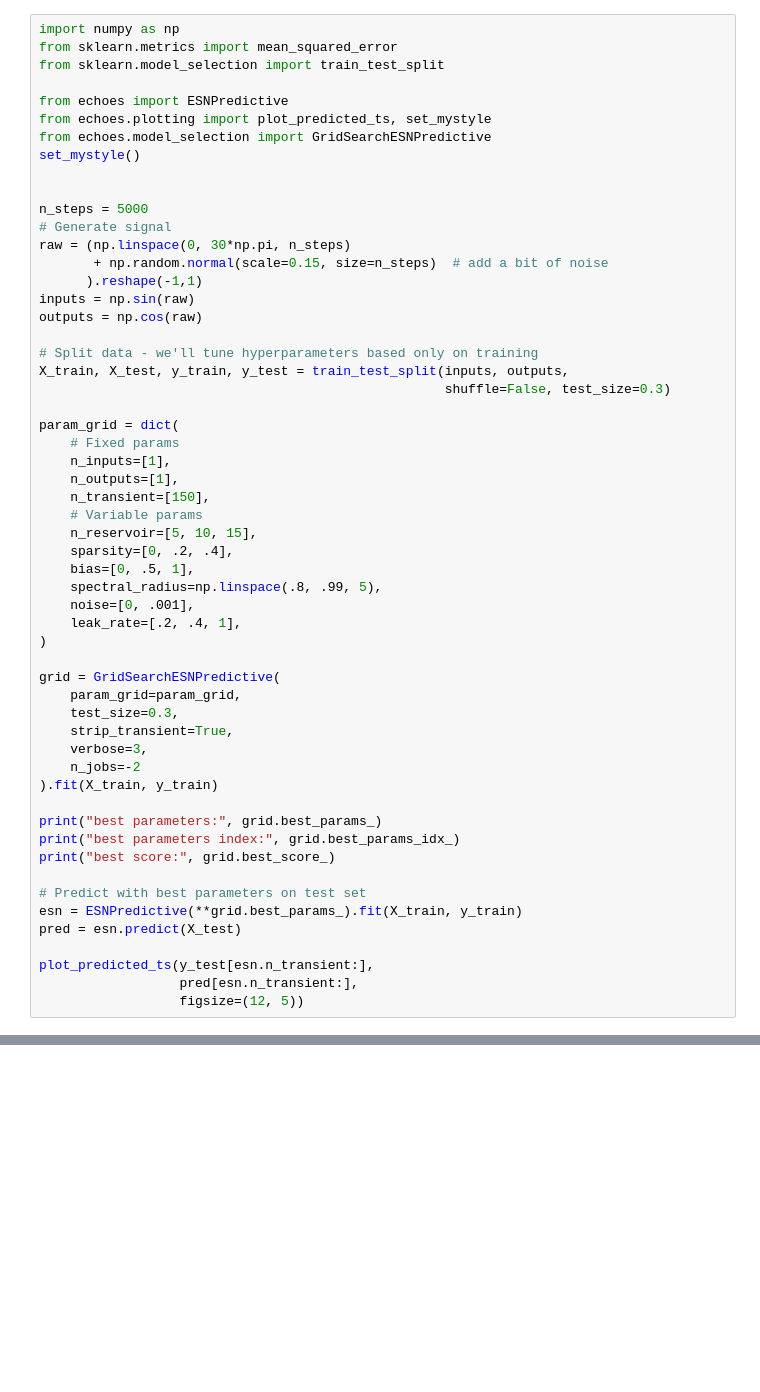
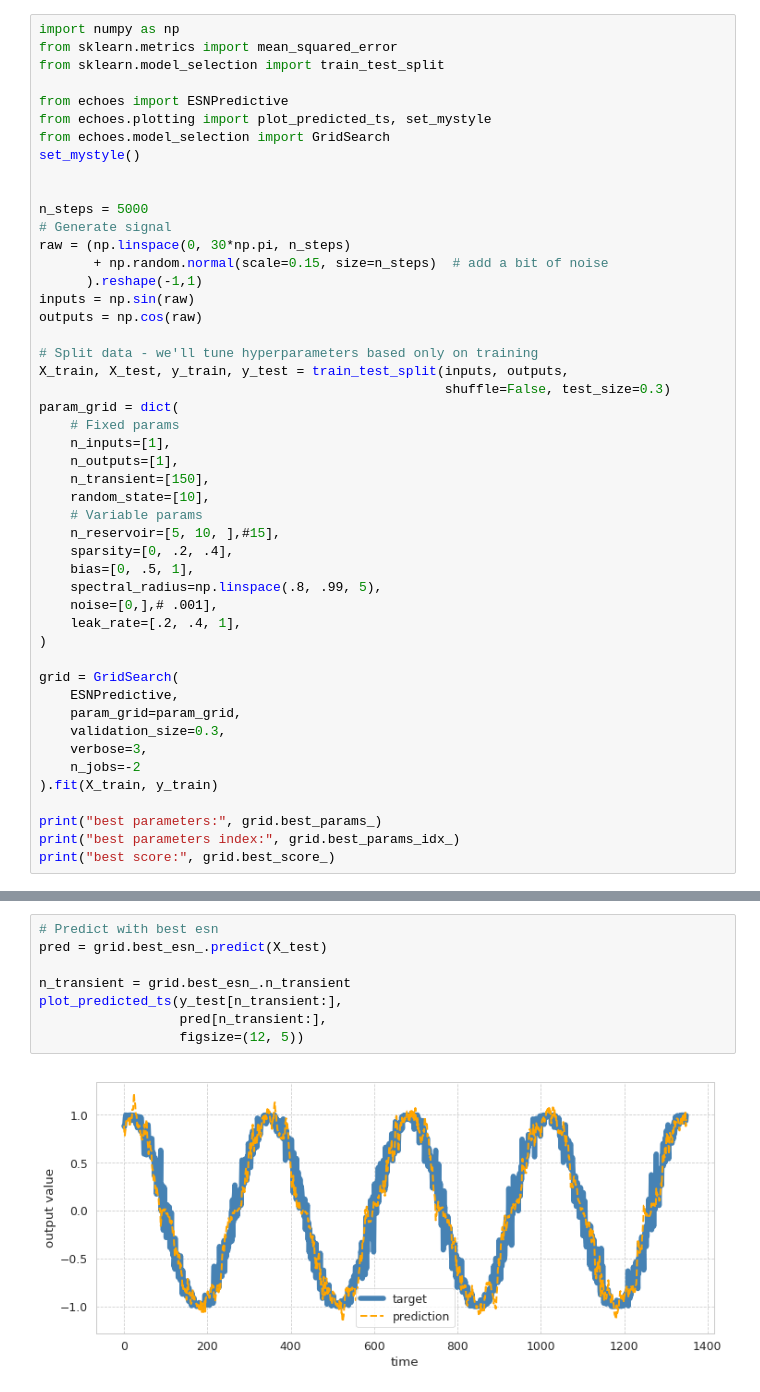
Before and after one commit to fabridamicelli/echoes, a Jupyter notebook: examples/notebooks/gridsearch_predictive.ipynb, the cells around one changed output, grey strips where cells are left out. Saved outputs shown, nothing was run; the diff lists cells and outputs as text; blank space fills up the shorter version.

```diff
--- a/examples/notebooks/gridsearch_predictive.ipynb
+++ b/examples/notebooks/gridsearch_predictive.ipynb
@@ -7,7 +7,7 @@ from sklearn.model_selection import train_test_split
 
 from echoes import ESNPredictive
 from echoes.plotting import plot_predicted_ts, set_mystyle
-from echoes.model_selection import GridSearchESNPredictive
+from echoes.model_selection import GridSearch
 set_mystyle()
 
 
@@ -22,25 +22,25 @@ outputs = np.cos(raw)
 # Split data - we'll tune hyperparameters based only on training
 X_train, X_test, y_train, y_test = train_test_split(inputs, outputs,
                                                     shuffle=False, test_size=0.3)
-
 param_grid = dict(
     # Fixed params
     n_inputs=[1],
     n_outputs=[1],
     n_transient=[150],
+    random_state=[10],
     # Variable params
-    n_reservoir=[5, 10, 15],
+    n_reservoir=[5, 10, ],#15],
     sparsity=[0, .2, .4],
     bias=[0, .5, 1],
     spectral_radius=np.linspace(.8, .99, 5),
-    noise=[0, .001],
+    noise=[0,],# .001],
     leak_rate=[.2, .4, 1],
 )
 
-grid = GridSearchESNPredictive(
+grid = GridSearch(
+    ESNPredictive,
     param_grid=param_grid,
-    test_size=0.3,
-    strip_transient=True,
+    validation_size=0.3,
     verbose=3,
     n_jobs=-2
 ).fit(X_train, y_train)
@@ -48,13 +48,5 @@ grid = GridSearchESNPredictive(
 print("best parameters:", grid.best_params_)
 print("best parameters index:", grid.best_params_idx_)
 print("best score:", grid.best_score_)
-
-# Predict with best parameters on test set
-esn = ESNPredictive(**grid.best_params_).fit(X_train, y_train)
-pred = esn.predict(X_test)
-
-plot_predicted_ts(y_test[esn.n_transient:],
-                  pred[esn.n_transient:],
-                  figsize=(12, 5))
 # %% [output]
 [Parallel(n_jobs=-2)]: Using backend LokyBackend with 7 concurrent workers.
@@ -71,3 +59,13 @@ best score: 0.010083856602108022
+# %%
+# Predict with best esn
+pred = grid.best_esn_.predict(X_test)
+
+n_transient = grid.best_esn_.n_transient
+plot_predicted_ts(y_test[n_transient:],
+                  pred[n_transient:],
+                  figsize=(12, 5))
+# %% [output]
+[figure, added]
 # %%
 # We can export results as pandas DataFrame
 grid.to_dataframe().head()
```
Also changed, not shown: parts of 3 cells of this notebook, 14 other files.
